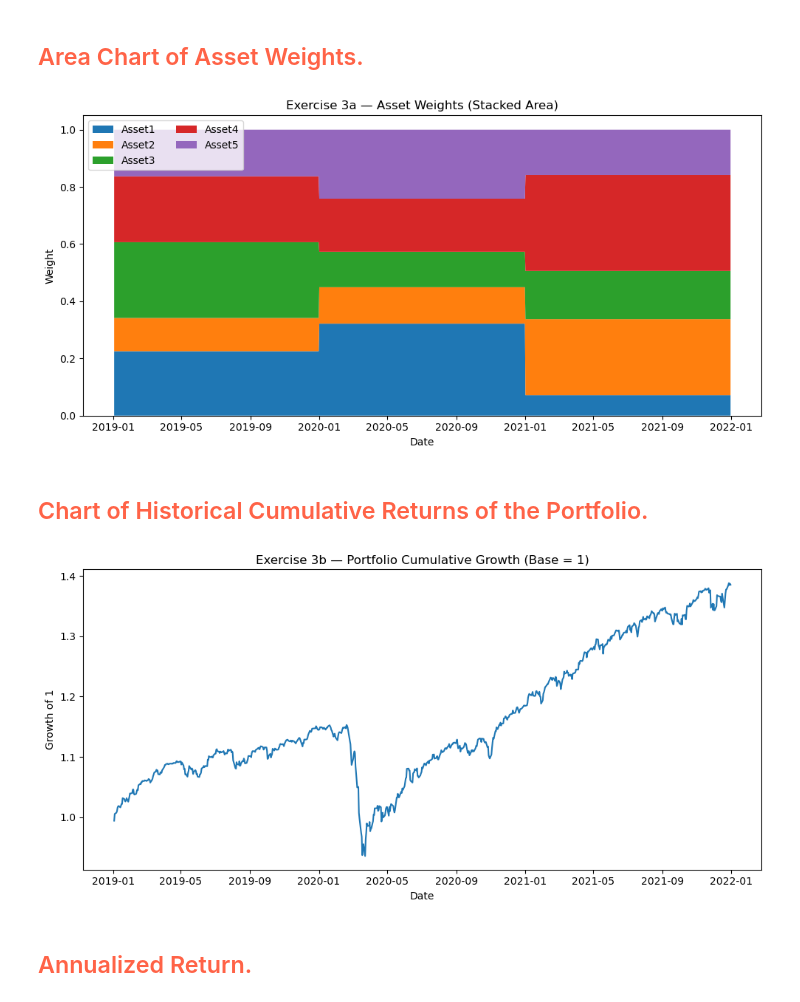
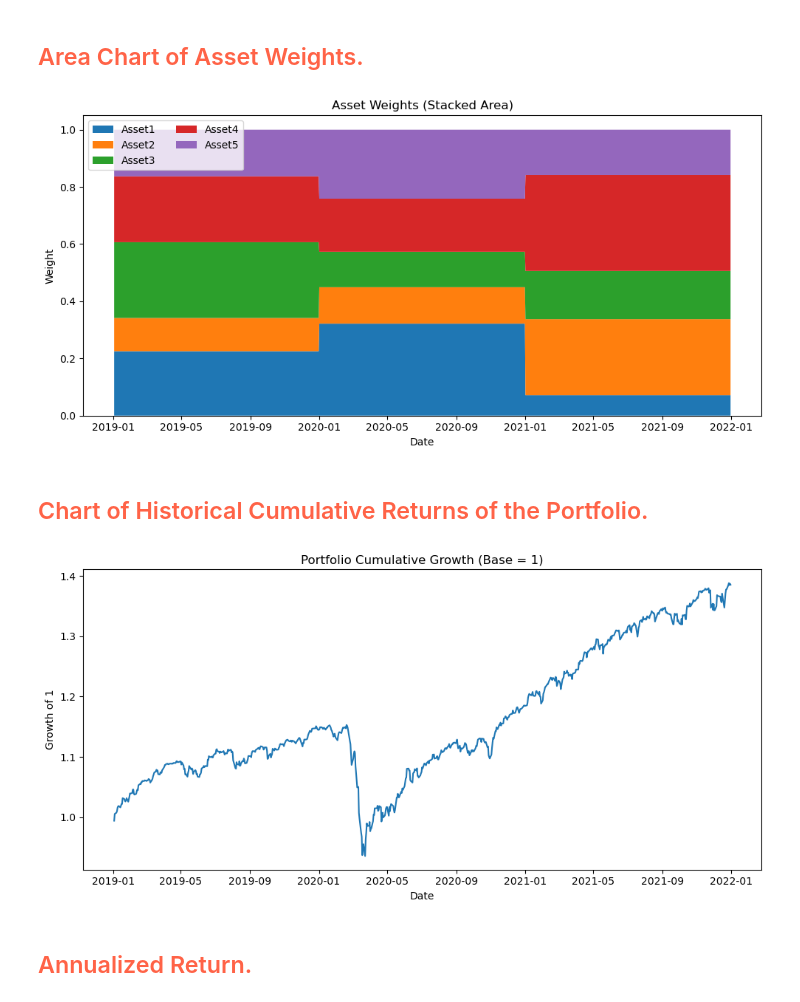
Before and after one commit to luispabloaiello-da/project_portfolio_analysis, a Jupyter notebook: notebooks/Tech-Challenge.ipynb, the cells around one changed output. Cells and saved outputs as stored; diff of their text form; code cells hidden in the pictures.

```diff
--- a/notebooks/Tech-Challenge.ipynb
+++ b/notebooks/Tech-Challenge.ipynb
@@ -227,35 +227,35 @@ To complete the exercise, you will need to perform the following tasks:
 # %%
 # Insert your code here
 
 if 'df_prices' not in globals():
     print("Prices not loaded. Please run Exercise 1 first (after adding 'asset_price_data.csv').")
 else:
     # Detect date column
     w_date_col = None
     for candidate in ['Date', 'date', 'DATE']:
         if candidate in df_w.columns:
             w_date_col = candidate
             break
     if w_date_col is None:
         w_date_col = df_w.columns[0]
 
     df_w[w_date_col] = pd.to_datetime(df_w[w_date_col], errors='coerce')
     df_w = df_w.dropna(subset=[w_date_col])
     df_w = df_w.set_index(w_date_col).sort_index()
 
     # (a) Area chart (stacked) of asset weights
     dates_w = df_w.index
     weights_values = df_w.values.T  # for stackplot
     plt.figure(figsize=(10, 5))
     plt.stackplot(dates_w, *weights_values, labels=list(df_w.columns))
     plt.legend(loc='upper left', ncol=2)
-    plt.title('Exercise 3a — Asset Weights (Stacked Area)')
+    plt.title('Asset Weights (Stacked Area)')
     plt.xlabel('Date')
     plt.ylabel('Weight')
     plt.tight_layout()
     plt.show()
 # %% [output]
-[figure, old version]
+[figure, new version]
 # %% [markdown]
 <h2 style="color: #FF6347;">Chart of Historical Cumulative Returns of the Portfolio.</h2>
 # %%
@@ -280,13 +280,13 @@ else:
 
     plt.figure(figsize=(10, 5))
     plt.plot(port_cum.index, port_cum.values)
-    plt.title('Exercise 3b — Portfolio Cumulative Growth (Base = 1)')
+    plt.title('Portfolio Cumulative Growth (Base = 1)')
     plt.xlabel('Date')
     plt.ylabel('Growth of 1')
     plt.tight_layout()
     plt.show()
 # %% [output]
-[figure, old version]
+[figure, new version]
 # %% [markdown]
 <h2 style="color: #FF6347;">Annualized Return.</h2>
 # %%
```
Also changed, not shown: parts of 1 cell of this notebook.
